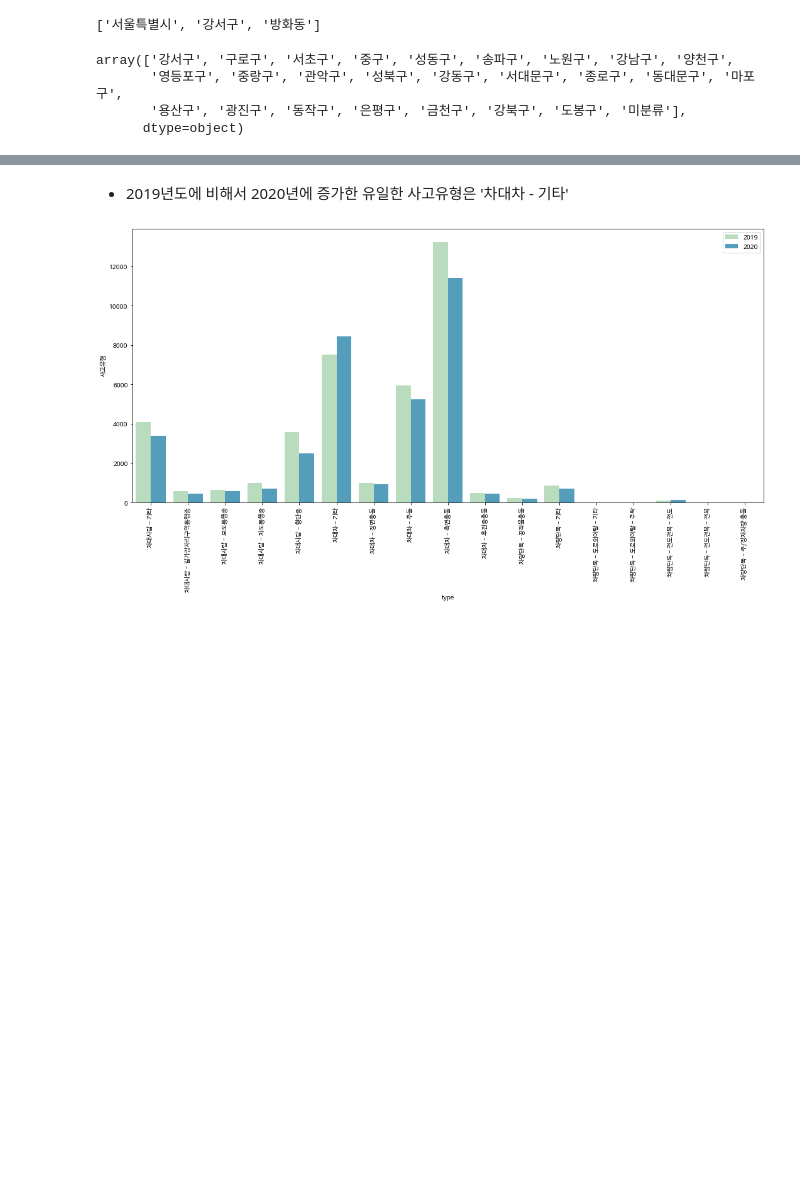
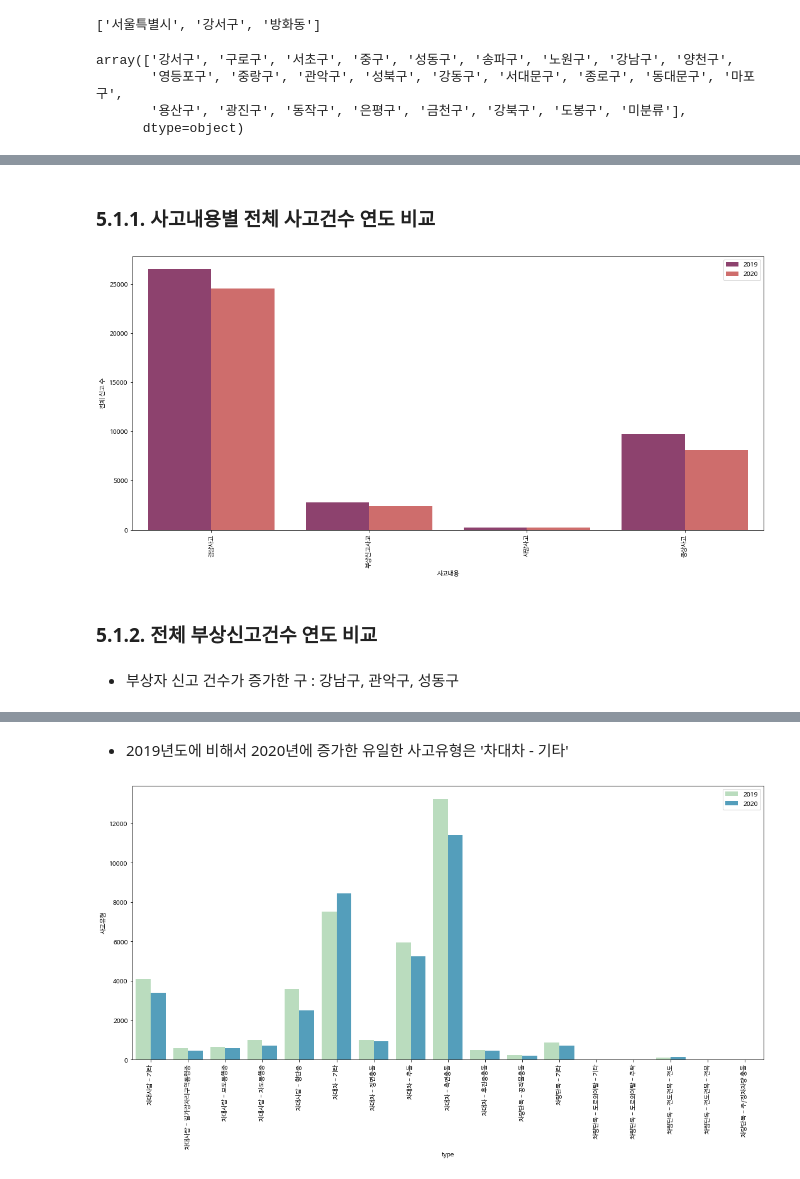
Before and after one commit to johanjun/dacon_molit, a Jupyter notebook: 교통사고_데이터_조팀장.ipynb, the cells around one changed output, grey strips where cells are left out. Saved outputs shown, nothing was run; the diff lists cells and outputs as text; code cells hidden in the pictures; blank space fills up the shorter version.

```diff
--- a/교통사고_데이터_조팀장.ipynb
+++ b/교통사고_데이터_조팀장.ipynb
@@ -175,0 +182,20 @@ df_acci['피해운전자 연령대'] = [str(int(x.split()[0][0]))+'0대' if type
+# %% [markdown]
+### 5.1.1. 사고내용별 전체 사고건수 연도 비교
+# %%
+df_acci_descr = pd.DataFrame(df_acci.groupby(['연도', '사고내용']).count())
+# %%
+df_acci_descr['연도'] = df_acci_descr.index.get_level_values(0)
+df_acci_descr['사고내용'] = df_acci_descr.index.get_level_values(1)
+# %%
+plt.figure(figsize=(18,8))
+sns.barplot(data=df_acci_descr,
+            x='사고내용',
+            y='전체 신고 수',
+            hue='연도', palette="flare_r")
+plt.xticks(rotation=90)
+plt.legend(loc='best')
+plt.show()
+# %% [output]
+[figure, added]
+# %% [markdown]
+### 5.1.2. 전체 부상신고건수 연도 비교
@@ -175,0 +207,2 @@ df_acci['피해운전자 연령대'] = [str(int(x.split()[0][0]))+'0대' if type
+# %% [markdown]
+- 부상자 신고 건수가 증가한 구 : 강남구, 관악구, 성동구
```
Also changed, not shown: parts of 77 cells of this notebook.
